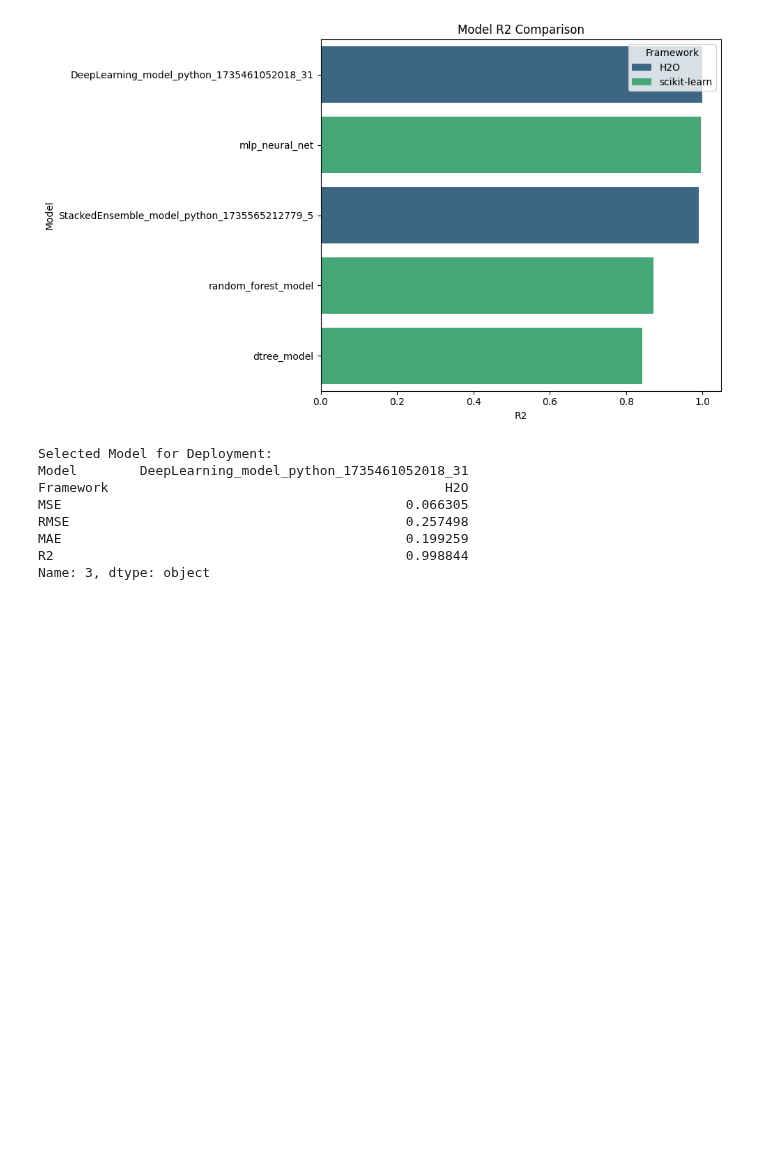
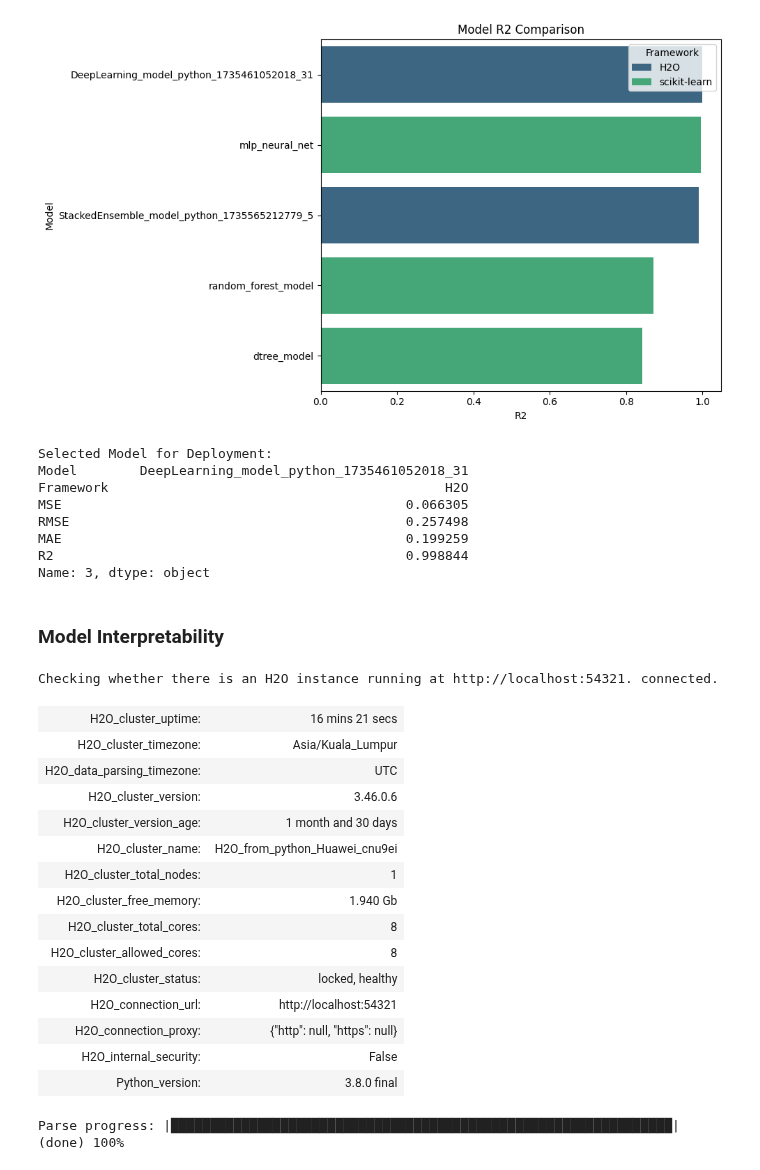
Before and after one commit to Aaron2k02/data-mining-warehousing-wages-analysis, a Jupyter notebook: notebooks/05_assessment/model_assessment.ipynb, the cells around one changed output. Cells and saved outputs as stored; diff of their text form; code cells hidden in the pictures; blank space fills up the shorter version.

Commit message:
model interability init commit

```diff
--- a/notebooks/05_assessment/model_assessment.ipynb
+++ b/notebooks/05_assessment/model_assessment.ipynb
@@ -368,3 +368,5 @@ RMSE                                           0.257498
 MAE                                            0.199259
 R2                                             0.998844
 Name: 3, dtype: object
+# %% [markdown]
+### Model Interpretability
@@ -370,0 +380,20 @@ Name: 3, dtype: object
+# %%
+# Initialize H2O and load the best model
+h2o.init()
+# %% [output]
+Checking whether there is an H2O instance running at http://localhost:54321. connected.
+| H2O_cluster_uptime: | 16 mins 21 secs |
+| H2O_cluster_timezone: | Asia/Kuala_Lumpur |
+| H2O_data_parsing_timezone: | UTC |
+| H2O_cluster_version: | 3.46.0.6 |
+| H2O_cluster_version_age: | 1 month and 30 days |
+| H2O_cluster_name: | H2O_from_python_Huawei_cnu9ei |
+| H2O_cluster_total_nodes: | 1 |
+| H2O_cluster_free_memory: | 1.940 Gb |
+| H2O_cluster_total_cores: | 8 |
+| H2O_cluster_allowed_cores: | 8 |
+| H2O_cluster_status: | locked, healthy |
+| H2O_connection_url: | http://localhost:54321 |
+| H2O_connection_proxy: | {"http": null, "https": null} |
+| H2O_internal_security: | False |
+| Python_version: | 3.8.0 final |
@@ -370,0 +407,6 @@ Name: 3, dtype: object
+# %%
+# Combine X_test and y_test into one DataFrame for H2OFrame
+test_df = pd.concat([X_test, y_test], axis=1)
+test_h2o = h2o.H2OFrame(test_df)
+# %% [output]
+Parse progress: |████████████████████████████████████████████████████████████████| (done) 100%
```
Also changed, not shown: parts of 3 cells of this notebook, 2 other files.
